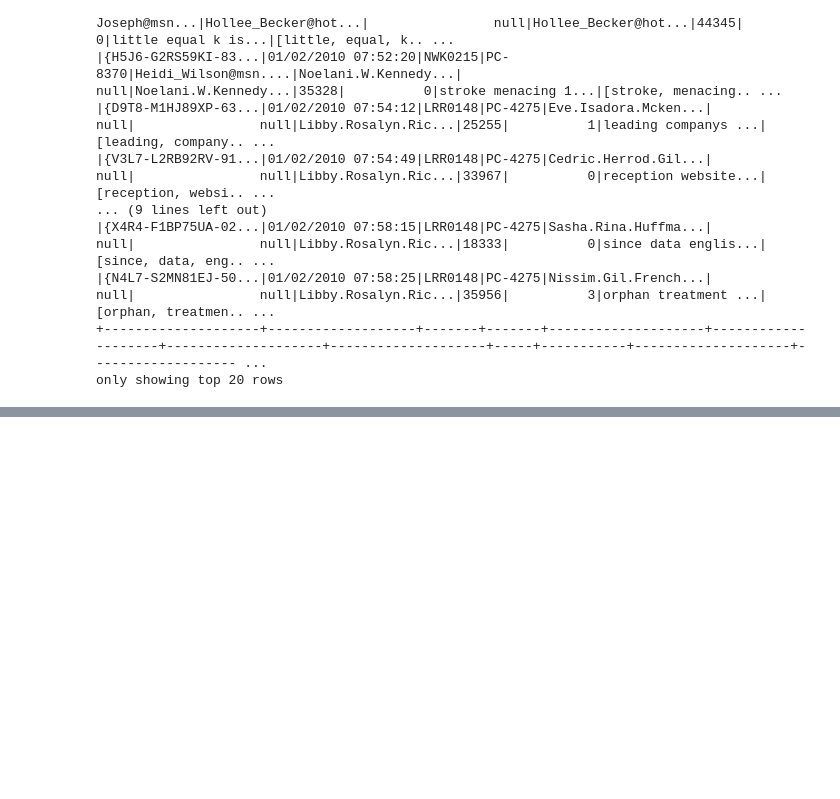
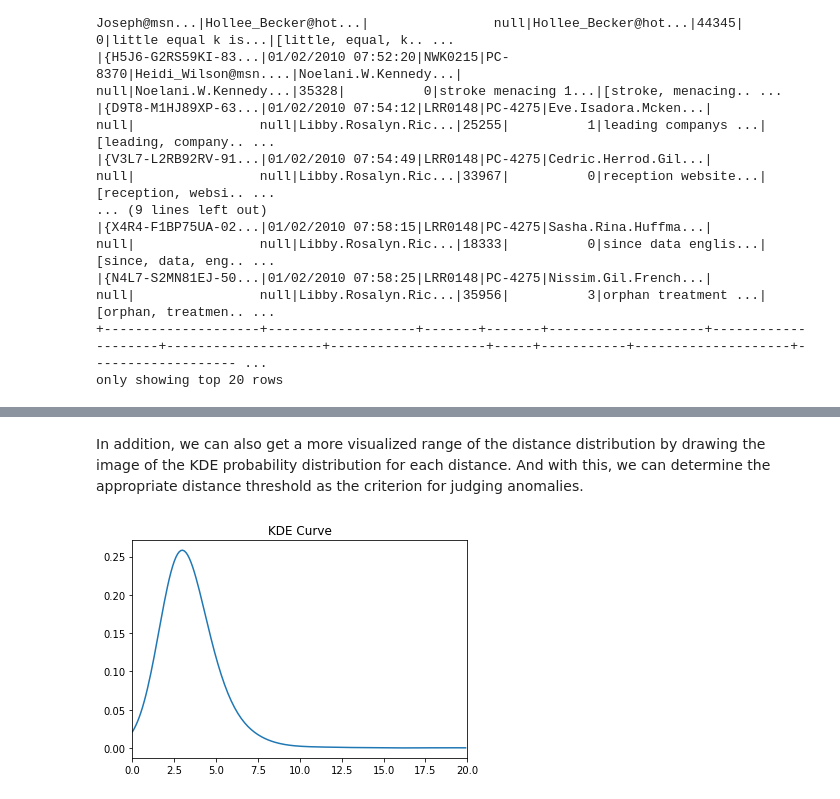
Before and after one commit to waittim/Insider-Risk-in-PySpark, a Jupyter notebook: email_Kmeans.ipynb, the cells around one changed output, grey strips where cells are left out. Drawn from its saved outputs; the diff is of its cells as text; code cells hidden in the pictures; blank space fills up the shorter version.

```diff
--- a/email_Kmeans.ipynb
+++ b/email_Kmeans.ipynb
@@ -627,0 +520,8 @@ only showing top 5 rows
+# %%
+k = 5
+
+kmeansmodel = KMeans().setK(k).setMaxIter(10).setFeaturesCol('scaledFeatures').setPredictionCol('prediction').fit(id_hash_sub)
+
+kmeans_results = kmeansmodel.transform(id_hash_sub)
+# %%
+clusterCenters = kmeansmodel.clusterCenters()
@@ -627,0 +552,14 @@ only showing top 5 rows
+# %%
+df_list = []
+for row in kmeans_results.collect():
+    id = row['id']
+    distance = np.linalg.norm(row['scaledFeatures'] - clusterCenters[row['prediction']])
+    item = (id, row['scaledFeatures'],row['prediction'], str(distance))
+    df_list.append(item)
+
+rdd = sc.parallelize(df_list)
+results = spark.createDataFrame(rdd,['id', 'scaledFeatures','prediction', 'distance'])
+# %%
+results = results.withColumn('distance', col('distance').cast(DoubleType()))
+results = results.orderBy('distance', ascending=False)
+results.show()
@@ -627,0 +584,20 @@ only showing top 5 rows
+# %% [markdown]
+In addition, we can also get a more visualized range of the distance distribution by drawing the image of the KDE probability distribution for each distance. And with this, we can determine the appropriate distance threshold as the criterion for judging anomalies.
+# %%
+distance = results.select('distance')
+kd = KernelDensity()
+kd.setSample(distance.rdd.map(lambda x: x[0]))
+
+all_distance = list(np.arange(0,20,0.1))
+prob_all_distance = kd.estimate(all_distance)
+
+prob_max = max(prob_all_distance)
+prob_min = min(prob_all_distance)
+
+
+plt.plot(all_distance,prob_all_distance)
+plt.xlim(0, 20)
+plt.title("KDE Curve")
+plt.show()
+# %% [output]
+[figure, added]
```
Also changed, not shown: parts of 73 cells of this notebook, 2 other files.
